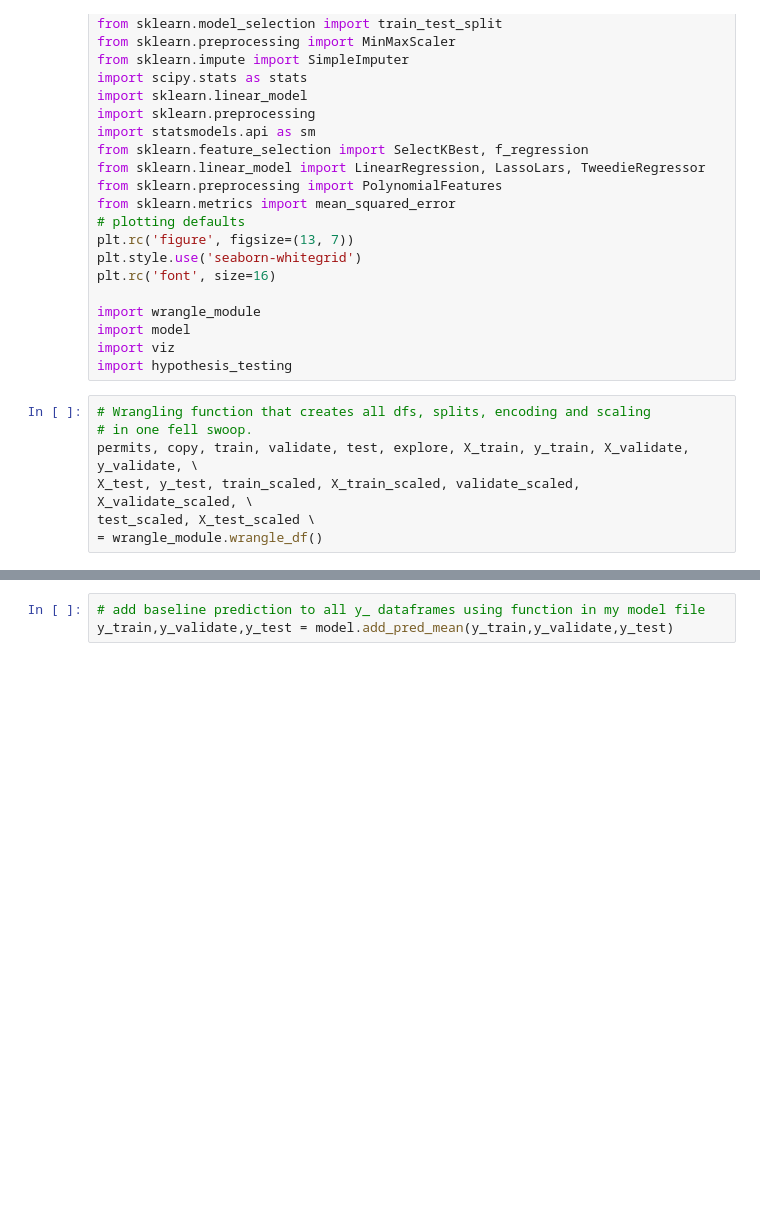
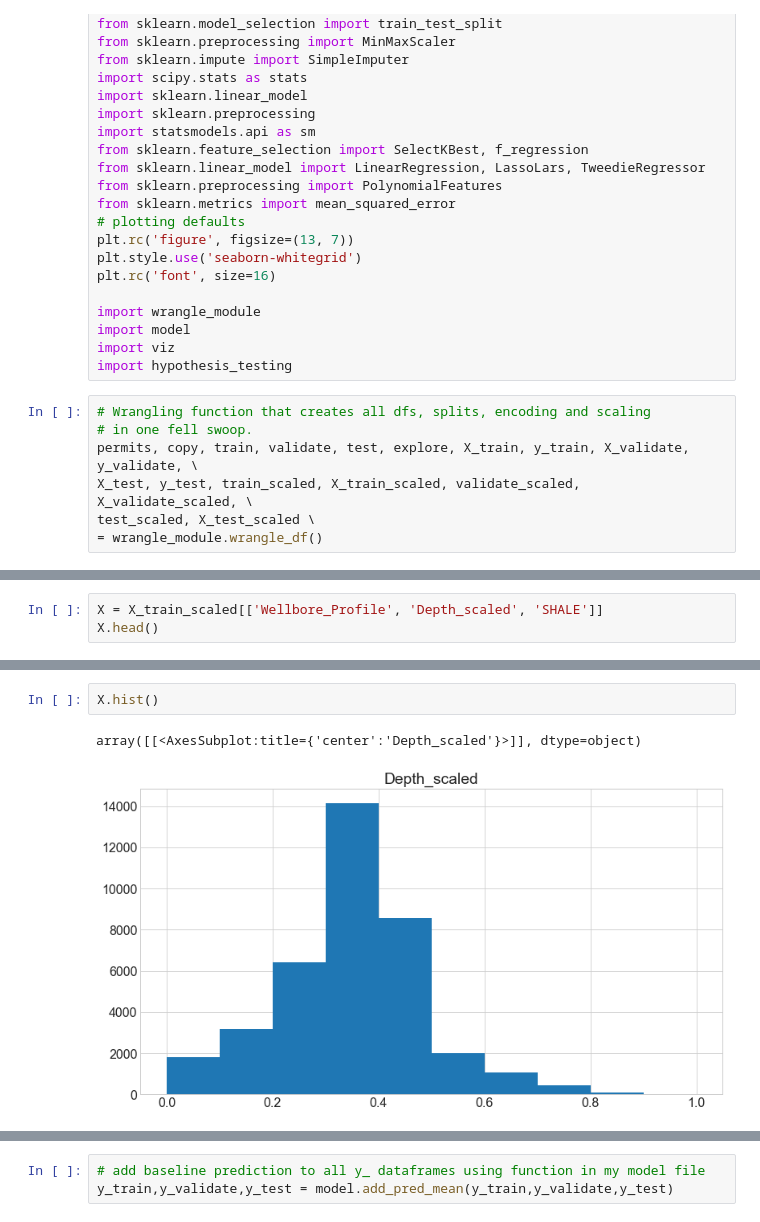
Before and after one commit to brianclements03/Individual_Project, a Jupyter notebook: Feature_engineering_and_clustering.ipynb, the cells around one changed output, grey strips where cells are left out. Cells and saved outputs as stored; diff of their text form; blank space fills up the shorter version.

```diff
--- a/Feature_engineering_and_clustering.ipynb
+++ b/Feature_engineering_and_clustering.ipynb
@@ -71,0 +59,3 @@ SyntaxError: invalid syntax (<ipython-input-4-99b69554bf19>, line 2)
+# %%
+X = X_train_scaled[['Wellbore_Profile', 'Depth_scaled', 'SHALE']]
+X.head()
@@ -71,0 +70,5 @@ SyntaxError: invalid syntax (<ipython-input-4-99b69554bf19>, line 2)
+# %%
+X.hist()
+# %% [output]
+array([[<AxesSubplot:title={'center':'Depth_scaled'}>]], dtype=object)
+[figure, added]
```
Also changed, not shown: parts of 23 cells of this notebook, 2 other files.
